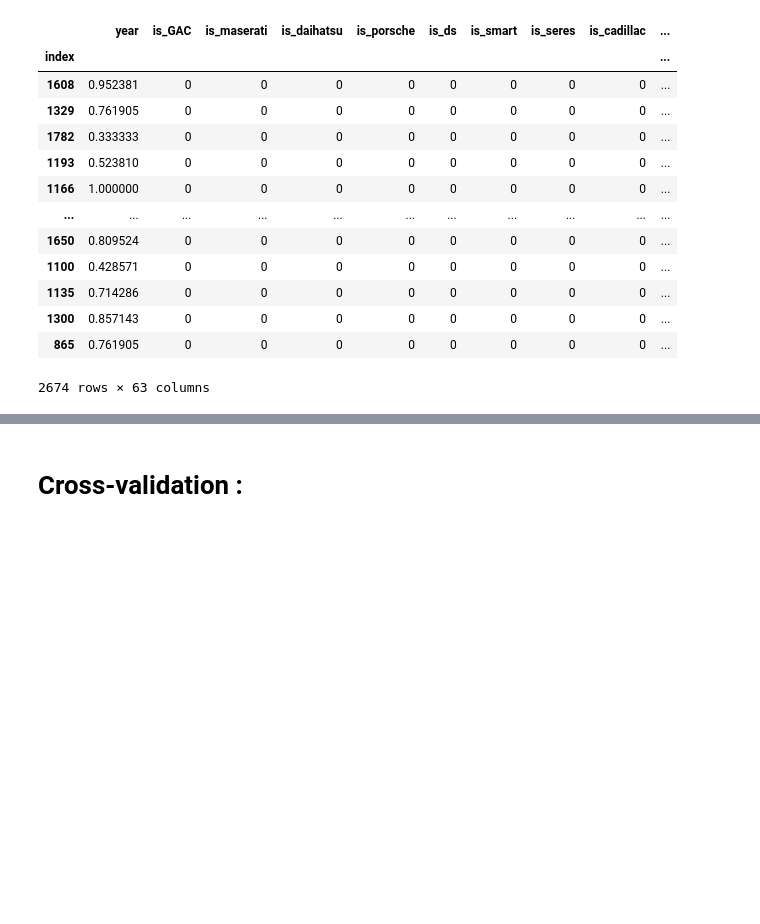
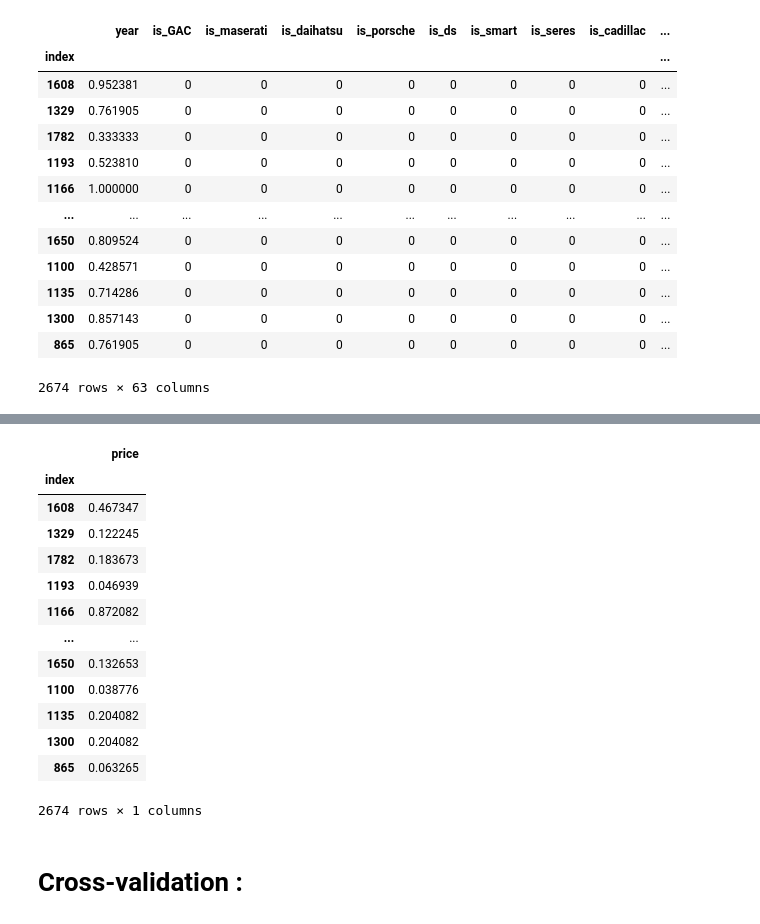
Before and after one commit to OrenAviya/project-semester-a, a Jupyter notebook: 4.Modeling.ipynb, the cells around one changed output, grey strips where cells are left out. Cells and saved outputs as stored; diff of their text form; code cells hidden in the pictures; blank space fills up the shorter version.

```diff
--- a/4.Modeling.ipynb
+++ b/4.Modeling.ipynb
@@ -47,3 +63,23 @@ x_target = pd.read_csv(r'C:\Users\avoav\Introduction to Data Science\Project ס
+# %%
+min_max_scaler = MinMaxScaler()
+scaledtarget = x_target.copy()
+scaledtarget[["price"]] = min_max_scaler.fit_transform(scaledtarget[["price"]])
+scaledtarget
+# %% [output]
+|  | price |
+| index |  |
+| 1608 | 0.467347 |
+| 1329 | 0.122245 |
+| 1782 | 0.183673 |
+| 1193 | 0.046939 |
+| 1166 | 0.872082 |
+| ... | ... |
+| 1650 | 0.132653 |
+| 1100 | 0.038776 |
+| 1135 | 0.204082 |
+| 1300 | 0.204082 |
+| 865 | 0.063265 |
+2674 rows × 1 columns
 # %%
 #  ע"מ לנרמל גם את עמודת המחירים של הטריין השתמשנו בפונקציה הזו
 
```
Also changed, not shown: parts of 27 cells of this notebook.
